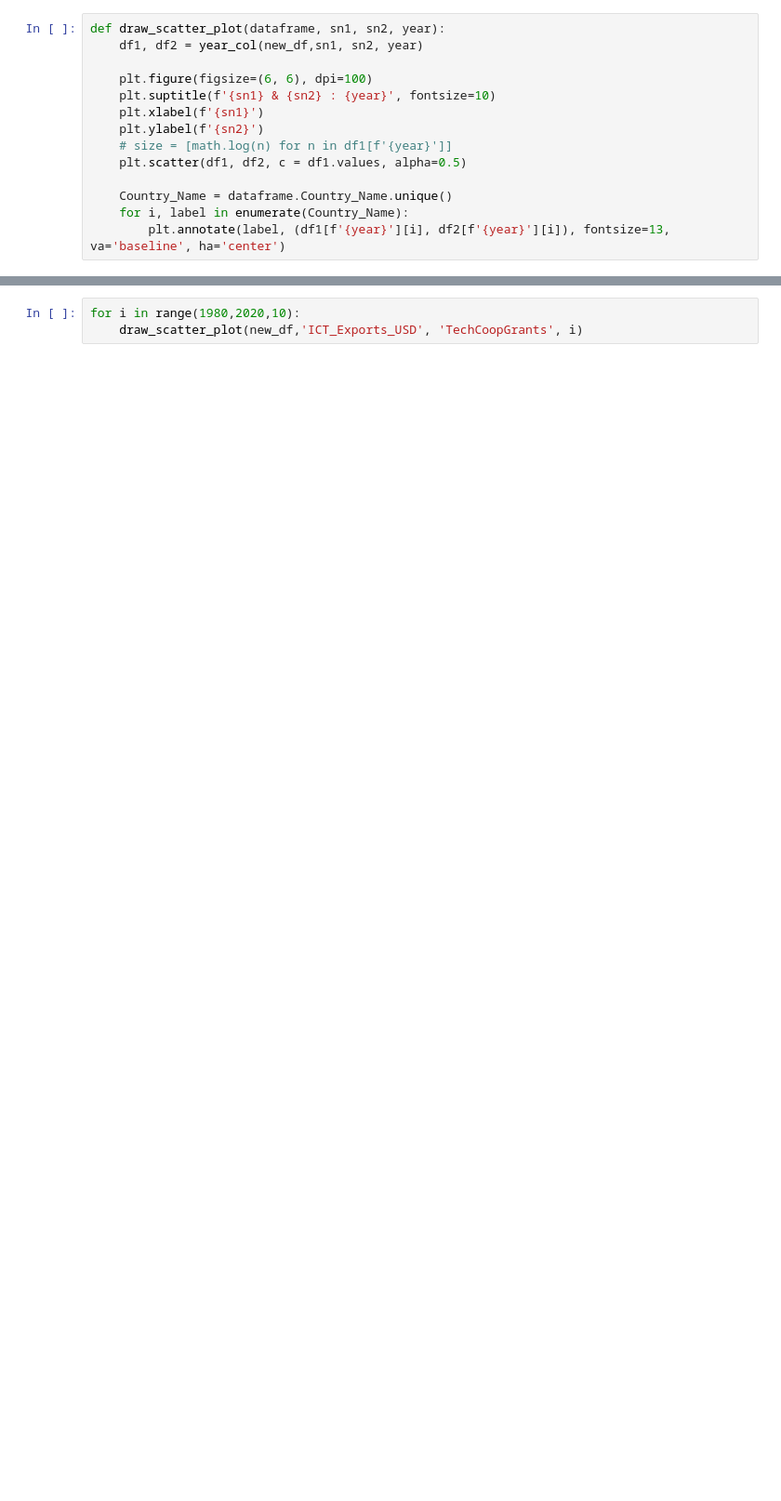
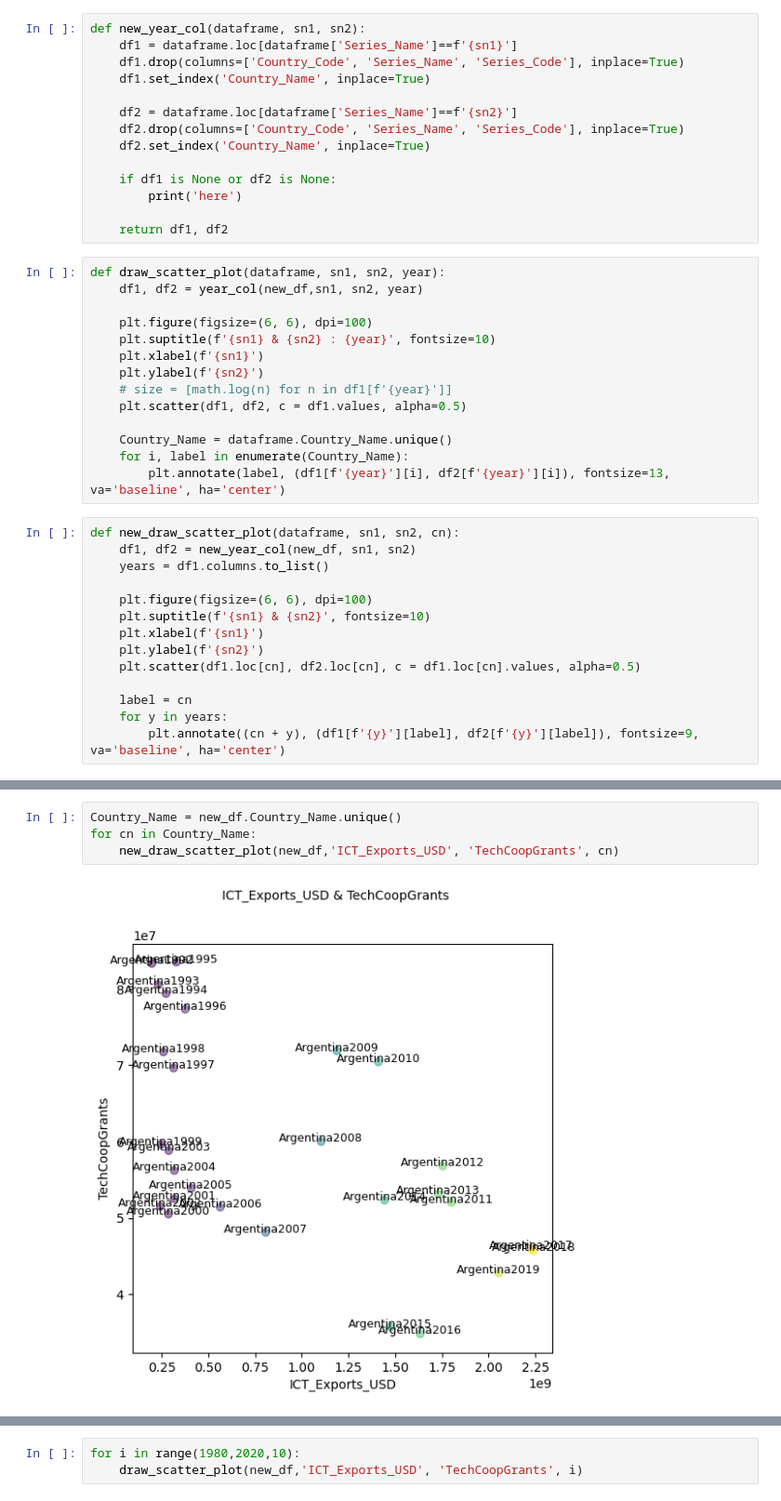
Before and after one commit to DSKUS-Foreign-Aid/Foreign_Aid, a Jupyter notebook: EDA.ipynb, the cells around one changed output, grey strips where cells are left out. Shown at 93% size. Saved outputs shown, nothing was run; the diff lists cells and outputs as text; blank space fills up the shorter version.

```diff
--- a/EDA.ipynb
+++ b/EDA.ipynb
@@ -337,6 +329,20 @@ def year_col(dataframe, sn1, sn2, year):
         print('here')
 
     return df1, df2
+# %%
+def new_year_col(dataframe, sn1, sn2):
+    df1 = dataframe.loc[dataframe['Series_Name']==f'{sn1}']
+    df1.drop(columns=['Country_Code', 'Series_Name', 'Series_Code'], inplace=True)
+    df1.set_index('Country_Name', inplace=True)
+
+    df2 = dataframe.loc[dataframe['Series_Name']==f'{sn2}']
+    df2.drop(columns=['Country_Code', 'Series_Name', 'Series_Code'], inplace=True)
+    df2.set_index('Country_Name', inplace=True)
+
+    if df1 is None or df2 is None:
+        print('here')
+
+    return df1, df2
 # %%
 def draw_scatter_plot(dataframe, sn1, sn2, year):
     df1, df2 = year_col(new_df,sn1, sn2, year)
@@ -351,3 +357,17 @@ def draw_scatter_plot(dataframe, sn1, sn2, year):
     Country_Name = dataframe.Country_Name.unique()
     for i, label in enumerate(Country_Name):
         plt.annotate(label, (df1[f'{year}'][i], df2[f'{year}'][i]), fontsize=13, va='baseline', ha='center')
+# %%
+def new_draw_scatter_plot(dataframe, sn1, sn2, cn):
+    df1, df2 = new_year_col(new_df, sn1, sn2)
+    years = df1.columns.to_list()
+
+    plt.figure(figsize=(6, 6), dpi=100)
+    plt.suptitle(f'{sn1} & {sn2}', fontsize=10)
+    plt.xlabel(f'{sn1}')
+    plt.ylabel(f'{sn2}')
+    plt.scatter(df1.loc[cn], df2.loc[cn], c = df1.loc[cn].values, alpha=0.5)
+
+    label = cn
+    for y in years:
+        plt.annotate((cn + y), (df1[f'{y}'][label], df2[f'{y}'][label]), fontsize=9, va='baseline', ha='center')
@@ -353,0 +394,6 @@ def draw_scatter_plot(dataframe, sn1, sn2, year):
+# %%
+Country_Name = new_df.Country_Name.unique()
+for cn in Country_Name:
+    new_draw_scatter_plot(new_df,'ICT_Exports_USD', 'TechCoopGrants', cn)
+# %% [output]
+[figure, added]
```
Also changed, not shown: parts of 14 cells of this notebook, 1 other file.
